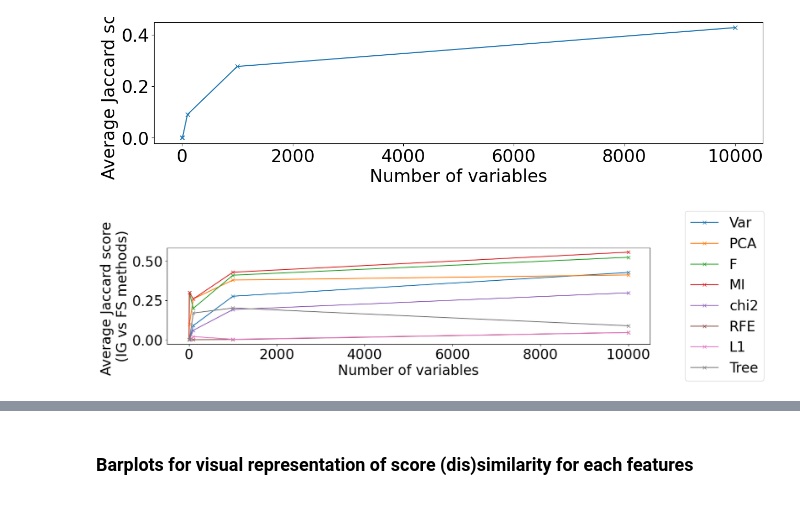
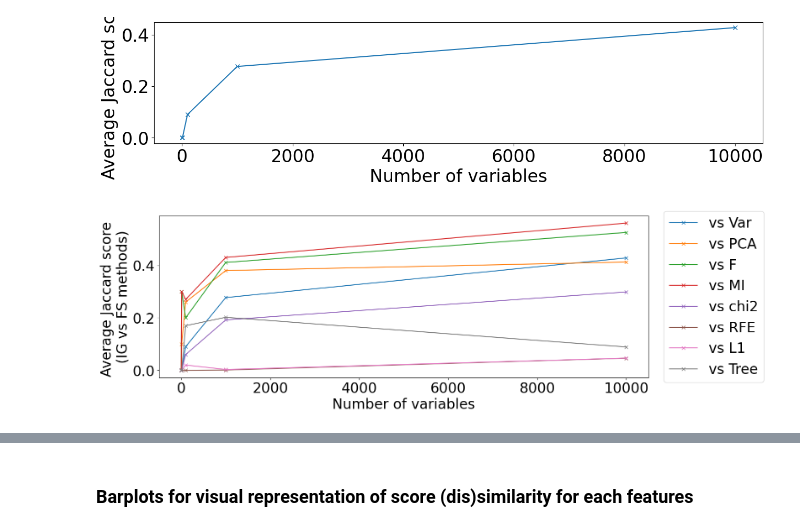
Before and after one commit to mbonto/XAI_in_genomics, a Jupyter notebook: Gdc/Data/FS2_for_BRCA.ipynb, the cells around one changed output, grey strips where cells are left out. Drawn from its saved outputs; the diff is of its cells as text; code cells hidden in the pictures.

Commit message:
Finished FS methods code - All scores barplot visualization

```diff
--- a/Gdc/Data/FS2_for_BRCA.ipynb
+++ b/Gdc/Data/FS2_for_BRCA.ipynb
@@ -386,18 +386,18 @@ for n in n_args:
     avg_jaccard_scores_Tree.append(len(list(set_IG.intersection(set_Tree))) / n)
 # %%
 # Show the Jaccard scores
-plt.figure(figsize=(15, 3))
-plt.plot(n_args, avg_jaccard_scores_var, 'x-', label = "Var")
-plt.plot(n_args, avg_jaccard_scores_PCA, 'x-', label = "PCA")
-plt.plot(n_args, avg_jaccard_scores_F, 'x-', label = "F")
-plt.plot(n_args, avg_jaccard_scores_MI, 'x-', label = "MI")
-plt.plot(n_args, avg_jaccard_scores_chi2, 'x-', label = "chi2")
-plt.plot(n_args, avg_jaccard_scores_RFE, 'x-', label = "RFE")
-plt.plot(n_args, avg_jaccard_scores_L1, 'x-', label = "L1")
-plt.plot(n_args, avg_jaccard_scores_Tree, 'x-', label = "Tree")
+plt.figure(figsize=(15, 5))
+plt.plot(n_args, avg_jaccard_scores_var, 'x-', label = "vs Var")
+plt.plot(n_args, avg_jaccard_scores_PCA, 'x-', label = "vs PCA")
+plt.plot(n_args, avg_jaccard_scores_F, 'x-', label = "vs F")
+plt.plot(n_args, avg_jaccard_scores_MI, 'x-', label = "vs MI")
+plt.plot(n_args, avg_jaccard_scores_chi2, 'x-', label = "vs chi2")
+plt.plot(n_args, avg_jaccard_scores_RFE, 'x-', label = "vs RFE")
+plt.plot(n_args, avg_jaccard_scores_L1, 'x-', label = "vs L1")
+plt.plot(n_args, avg_jaccard_scores_Tree, 'x-', label = "vs Tree")
 plt.xlabel("Number of variables")
 plt.ylabel(f"Average Jaccard score \n(IG vs FS methods)")
 plt.legend(loc='center right', bbox_to_anchor=(1.25, 0.5))
 plt.show()
 # %% [output]
-[figure, old version]
+[figure, new version]
```
Also changed, not shown: parts of 8 cells of this notebook.
